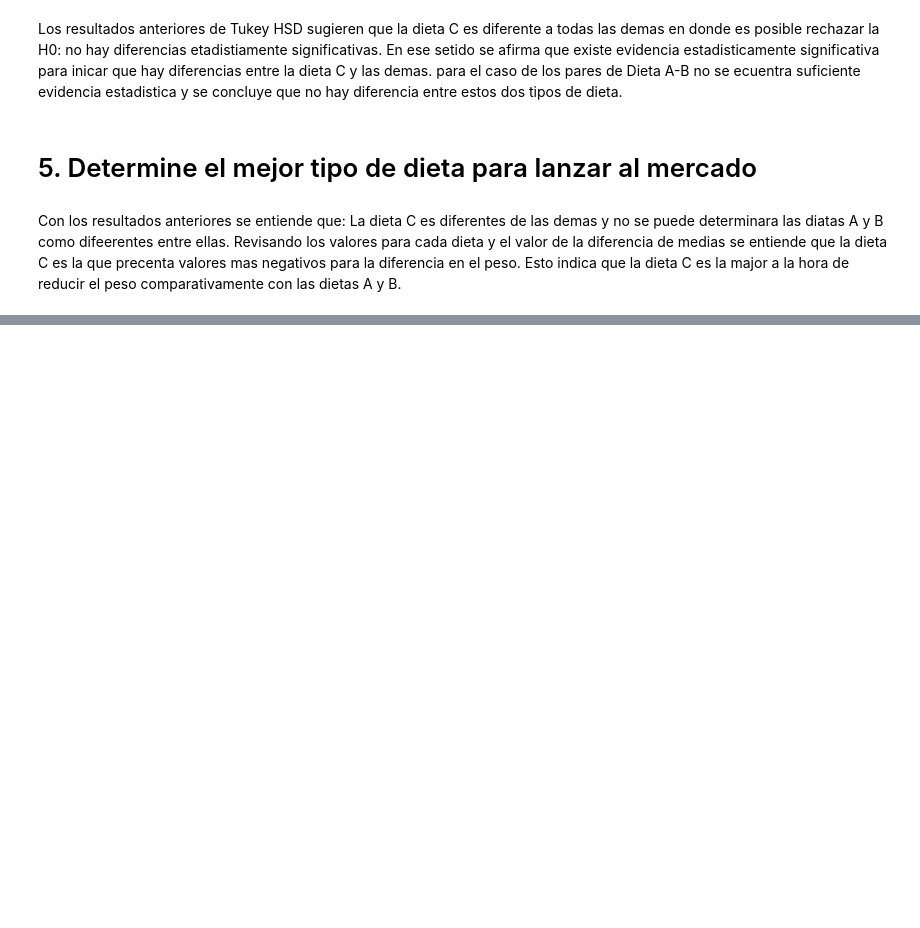
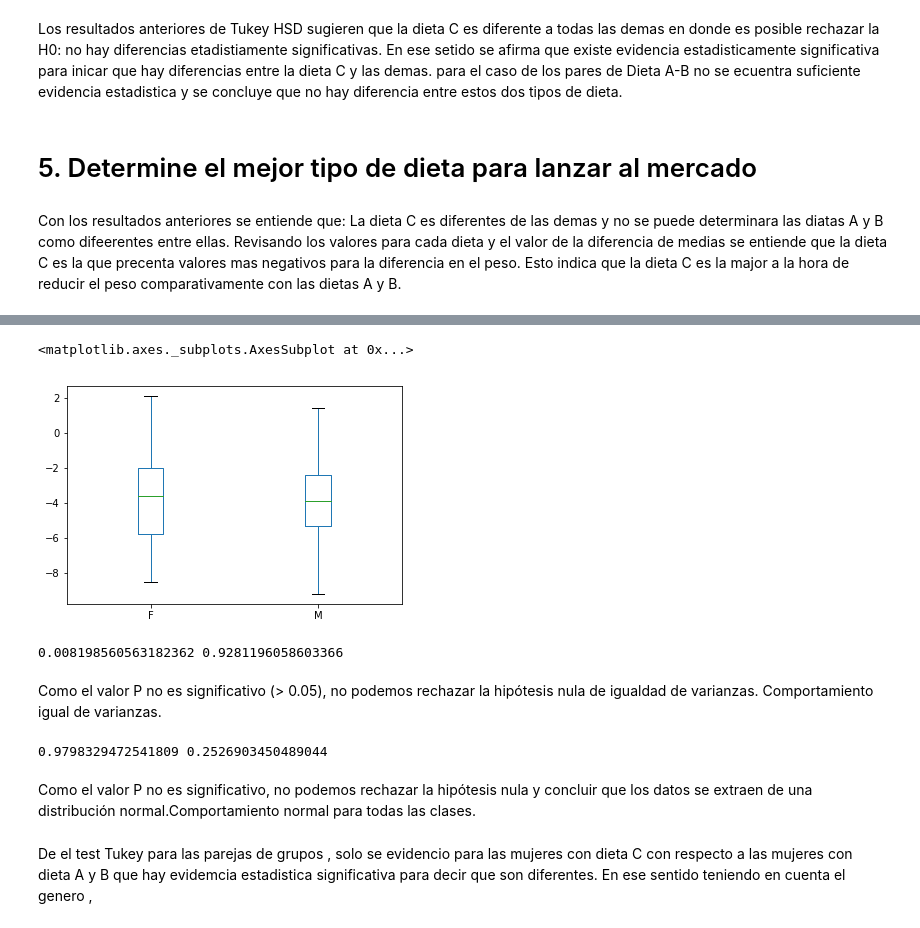
Before and after one commit to andresenrique08/CDA_Project, a Jupyter notebook: Tarea_ANOVA/Practica9.ipynb, the cells around one changed output, grey strips where cells are left out. Drawn from its saved outputs; the diff is of its cells as text; code cells hidden in the pictures; blank space fills up the shorter version.

```diff
--- a/Tarea_ANOVA/Practica9.ipynb
+++ b/Tarea_ANOVA/Practica9.ipynb
@@ -473,0 +635,30 @@ Con los resultados anteriores se entiende que: La dieta C es diferentes de las d
+# %%
+undersample = RandomUnderSampler(sampling_strategy='all')
+X, y = undersample.fit_resample(data_prueba[['Diferencia','Diet']], data_prueba['gender'])
+data_balanced_gender = pd.DataFrame({'gender':y,'Diferencia':X['Diferencia'],'Diet':X['Diet']})
+
+
+dic = {}
+for i in data_balanced_gender['gender'].unique():
+    dic[i]= data_balanced_gender[data_balanced_gender['gender']==i]['Diferencia'].values
+d = pd.DataFrame(dic)
+d.boxplot(column=d.columns.tolist(), grid=False)
+# %% [output]
+<matplotlib.axes._subplots.AxesSubplot at 0x...>
+[figure, added]
+# %%
+w, pvalue = stats.levene(d['F'], d['M'])
+print(w, pvalue)
+# %% [output]
+0.008198560563182362 0.9281196058603366
+# %% [markdown]
+Como el valor P no es significativo (> 0.05), no podemos rechazar la hipótesis nula de igualdad de varianzas. Comportamiento igual de varianzas.
+# %%
+w, pvalue = stats.shapiro(model.resid)
+print(w, pvalue)
+# %% [output]
+0.9798329472541809 0.2526903450489044
+# %% [markdown]
+Como el valor P no es significativo, no podemos rechazar la hipótesis nula y concluir que los datos se extraen de una distribución normal.Comportamiento normal  para todas las clases.
+# %% [markdown]
+De el test Tukey para las parejas de grupos , solo se evidencio para las mujeres con dieta C con respecto a las mujeres con dieta A y B que hay evidemcia estadistica significativa para decir que son diferentes. En ese sentido teniendo en cuenta el genero ,
```
Also changed, not shown: parts of 36 cells of this notebook.
